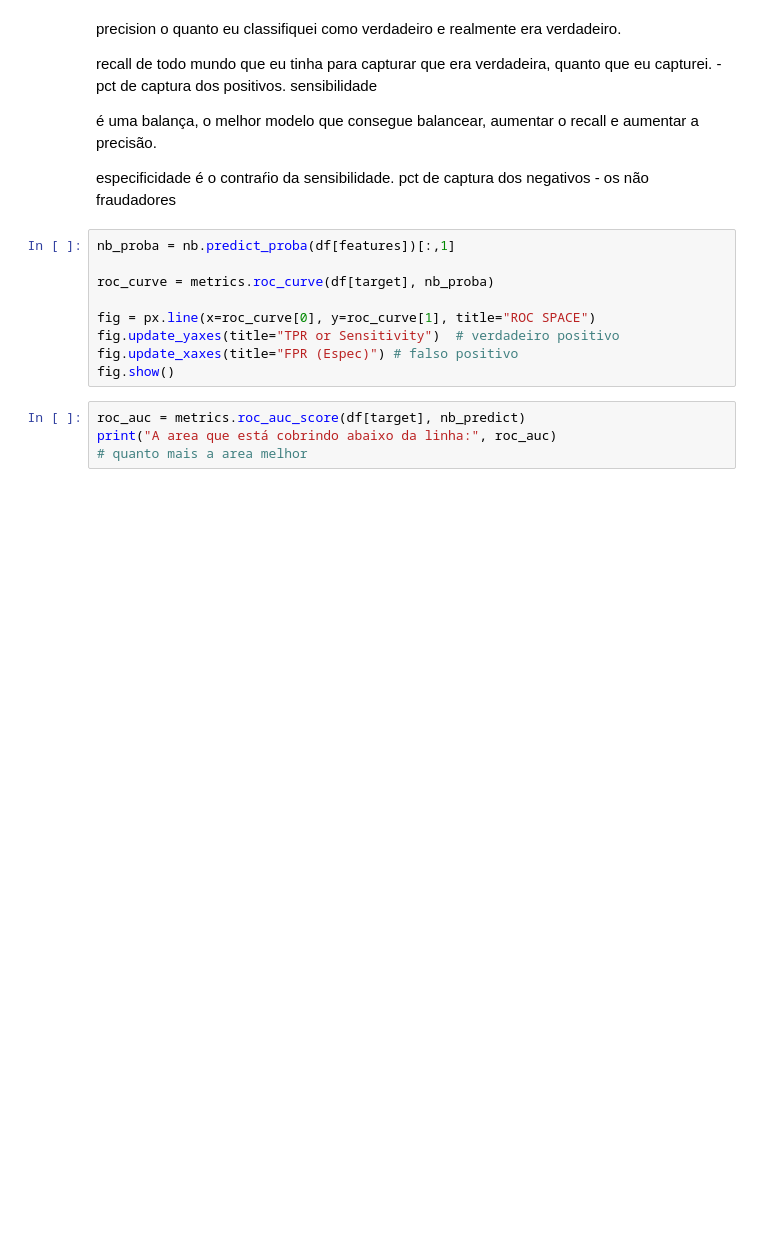
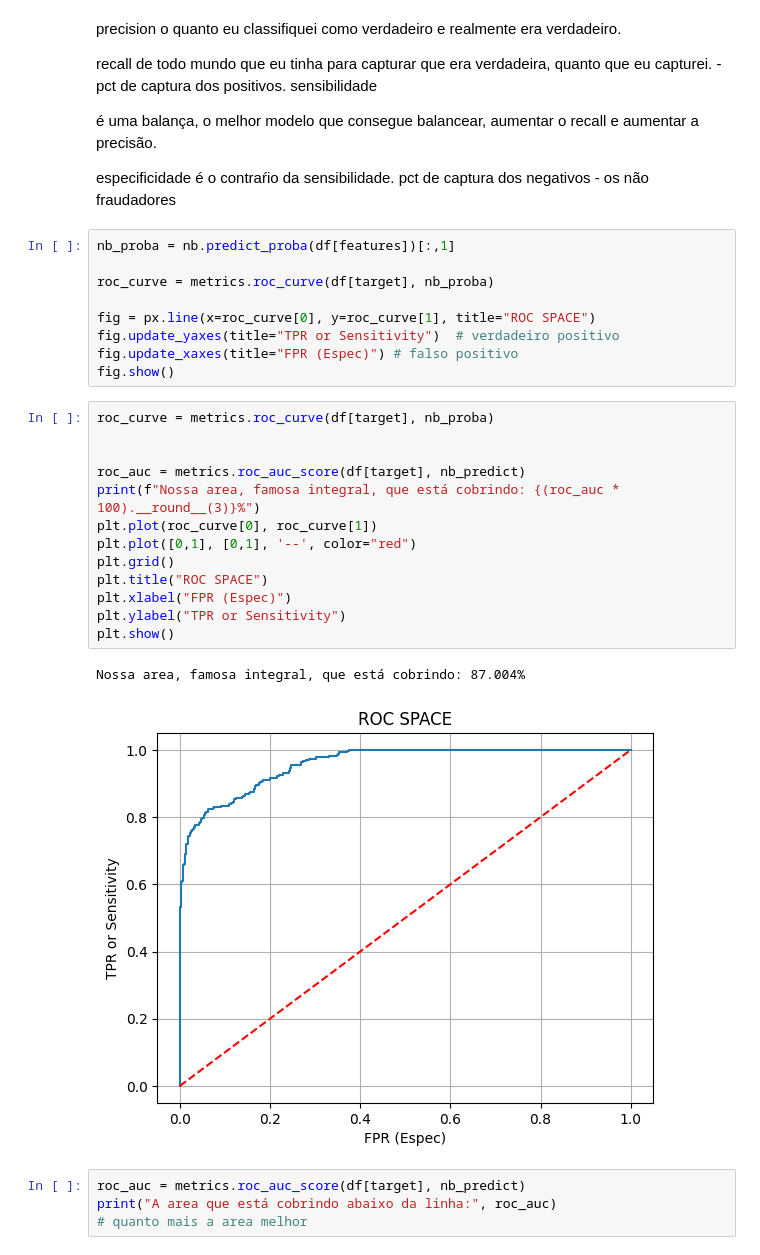
Before and after one commit to will787/student-perfomance-metrics, a Jupyter notebook: applying.ipynb, the cells around one changed output. Cells and saved outputs as stored; diff of their text form; blank space fills up the shorter version.

Commit message:
visualizing metrics auc_score integral

```diff
--- a/applying.ipynb
+++ b/applying.ipynb
@@ -200,6 +200,22 @@ fig = px.line(x=roc_curve[0], y=roc_curve[1], title="ROC SPACE")
 fig.update_yaxes(title="TPR or Sensitivity")  # verdadeiro positivo
 fig.update_xaxes(title="FPR (Espec)") # falso positivo
 fig.show()
+# %%
+roc_curve = metrics.roc_curve(df[target], nb_proba)
+
+
+roc_auc = metrics.roc_auc_score(df[target], nb_predict)
+print(f"Nossa area, famosa integral, que está cobrindo: {(roc_auc * 100).__round__(3)}%")
+plt.plot(roc_curve[0], roc_curve[1])
+plt.plot([0,1], [0,1], '--', color="red")
+plt.grid()
+plt.title("ROC SPACE")
+plt.xlabel("FPR (Espec)")
+plt.ylabel("TPR or Sensitivity")
+plt.show()
+# %% [output]
+Nossa area, famosa integral, que está cobrindo: 87.004%
+[figure, added]
 # %%
 roc_auc = metrics.roc_auc_score(df[target], nb_predict)
 print("A area que está cobrindo abaixo da linha:", roc_auc)
```
